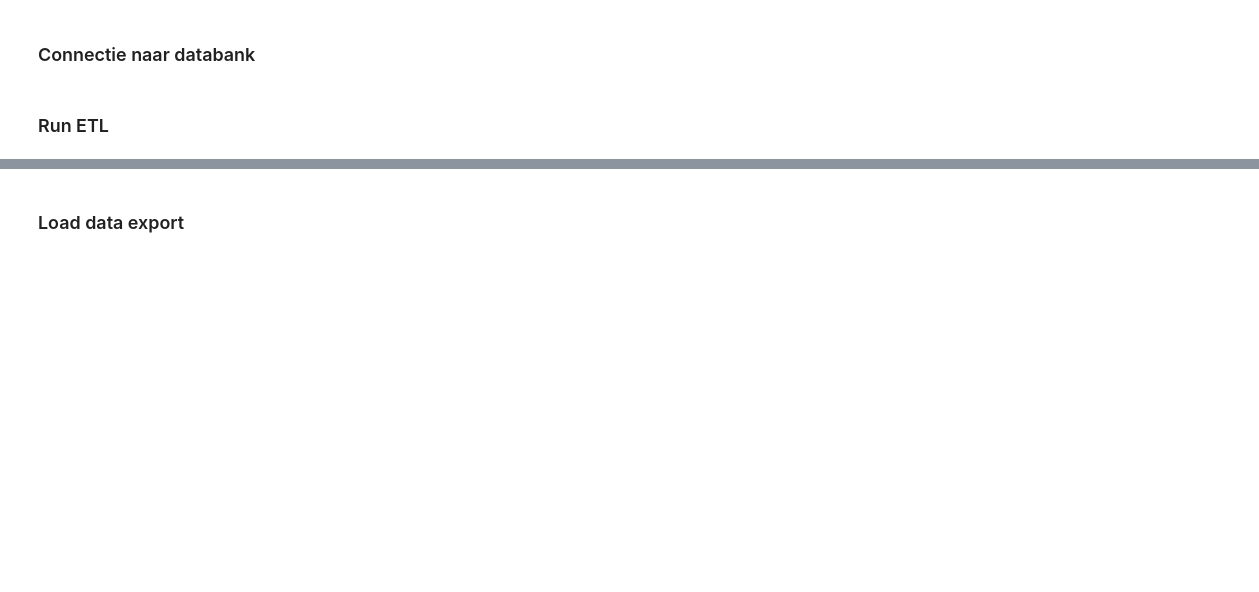
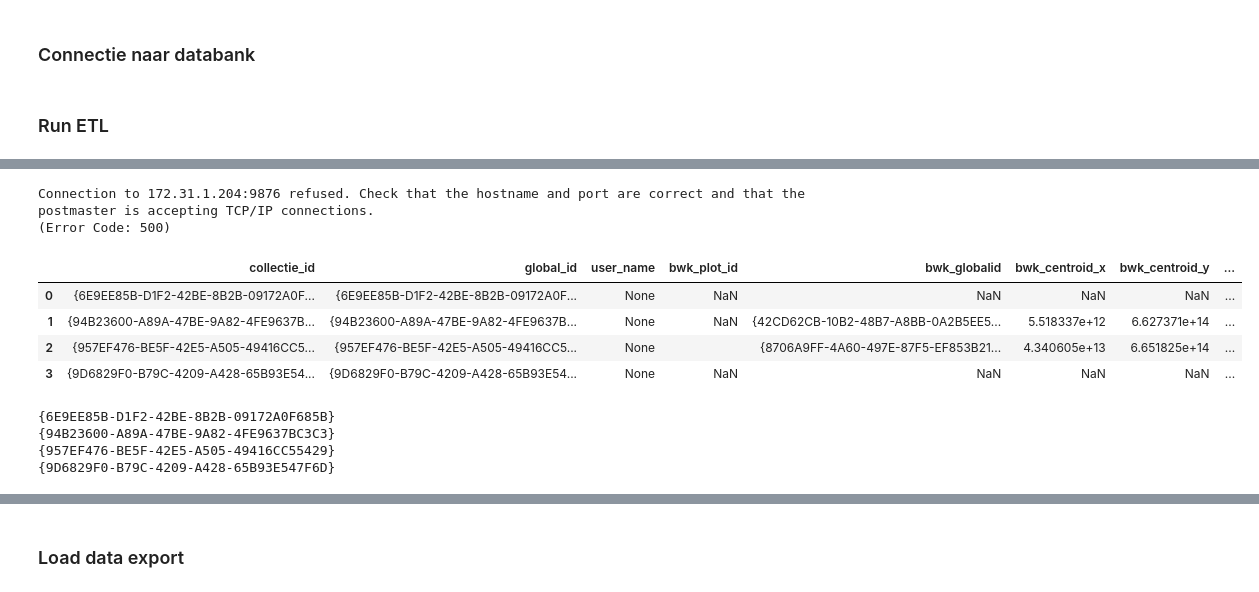
Before and after one commit to inbo/gis-lsvi-app, a Jupyter notebook: notebooks/etl_export_result_to_sqlite_nolinkedtables.ipynb, the cells around one changed output, grey strips where cells are left out. Saved outputs shown, nothing was run; the diff lists cells and outputs as text; code cells hidden in the pictures; blank space fills up the shorter version.

```diff
--- a/notebooks/etl_export_result_to_sqlite_nolinkedtables.ipynb
+++ b/notebooks/etl_export_result_to_sqlite_nolinkedtables.ipynb
@@ -182,0 +123,5 @@ run_etl(agol_url, username, password, feature_layer_item_id, db_path)
+# %%
+layer_items[0].layers
+# %% [output]
+Connection to 172.31.1.204:9876 refused. Check that the hostname and port are correct and that the postmaster is accepting TCP/IP connections.
+(Error Code: 500)
@@ -182,0 +205,21 @@ run_etl(agol_url, username, password, feature_layer_item_id, db_path)
+# %%
+sqlite_path = "../output/lsvi_resultaten_20260727.sqlite"
+
+conn = sqlite3.connect(sqlite_path)
+results = pd.read_sql_query("SELECT * FROM waarneming_event LIMIT 10;", conn)
+display(results)
+conn.close()
+# %% [output]
+|  | collectie_id | global_id | user_name | bwk_plot_id | bwk_globalid | bwk_centroid_x | bwk_centroid_y | ... |
+| 0 | {6E9EE85B-D1F2-42BE-8B2B-09172A0F... | {6E9EE85B-D1F2-42BE-8B2B-09172A0F... | None | NaN | NaN | NaN | NaN | ... |
+| 1 | {94B23600-A89A-47BE-9A82-4FE9637B... | {94B23600-A89A-47BE-9A82-4FE9637B... | None | NaN | {42CD62CB-10B2-48B7-A8BB-0A2B5EE5... | 5.518337e+12 | 6.627371e+14 | ... |
+| 2 | {957EF476-BE5F-42E5-A505-49416CC5... | {957EF476-BE5F-42E5-A505-49416CC5... | None |  | {8706A9FF-4A60-497E-87F5-EF853B21... | 4.340605e+13 | 6.651825e+14 | ... |
+| 3 | {9D6829F0-B79C-4209-A428-65B93E54... | {9D6829F0-B79C-4209-A428-65B93E54... | None | NaN | NaN | NaN | NaN | ... |
+# %%
+for feature in features_result.features:
+    print(feature.attributes.get('globalid'))
+# %% [output]
+{6E9EE85B-D1F2-42BE-8B2B-09172A0F685B}
+{94B23600-A89A-47BE-9A82-4FE9637BC3C3}
+{957EF476-BE5F-42E5-A505-49416CC55429}
+{9D6829F0-B79C-4209-A428-65B93E547F6D}
```
Also changed, not shown: parts of 8 cells of this notebook, 3 other files.
